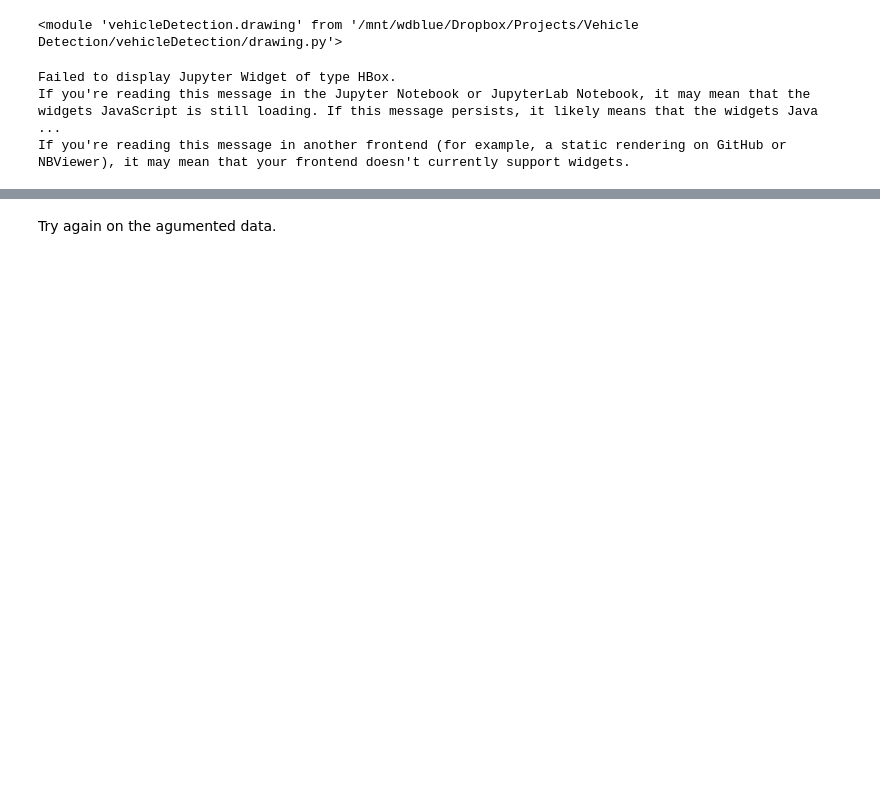
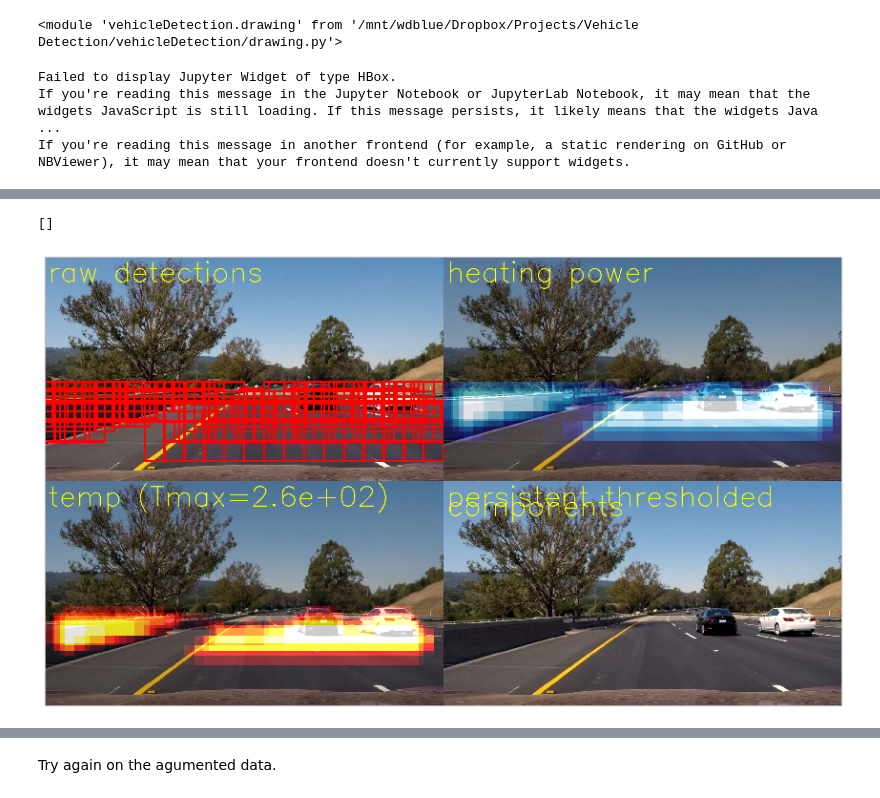
Before and after one commit to tsbertalan/vehicleDetection, a Jupyter notebook: Movie.ipynb, the cells around one changed output, grey strips where cells are left out. Saved outputs shown, nothing was run; the diff lists cells and outputs as text; code cells hidden in the pictures; blank space fills up the shorter version.

```diff
--- a/Movie.ipynb
+++ b/Movie.ipynb
@@ -103,3 +175,11 @@ If you're reading this message in another frontend (for example, a static render
+# %%
+fig, ax = plt.subplots(figsize=(16, 9))
+ax.imshow(testh.vidFrame)
+ax.set_xticks([])
+ax.set_yticks([])
+# %% [output]
+[]
+[figure, added]
 # %%
 break
 # %% [output]
```
Also changed, not shown: parts of 15 cells of this notebook, 2 other files.
